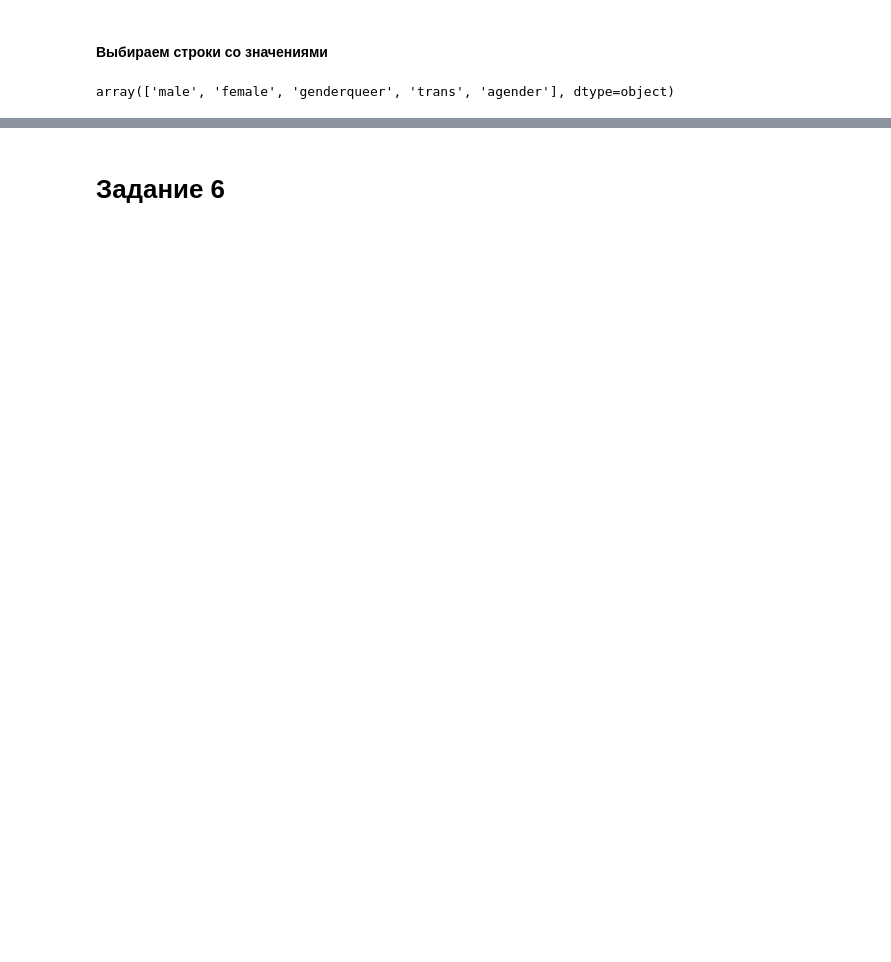
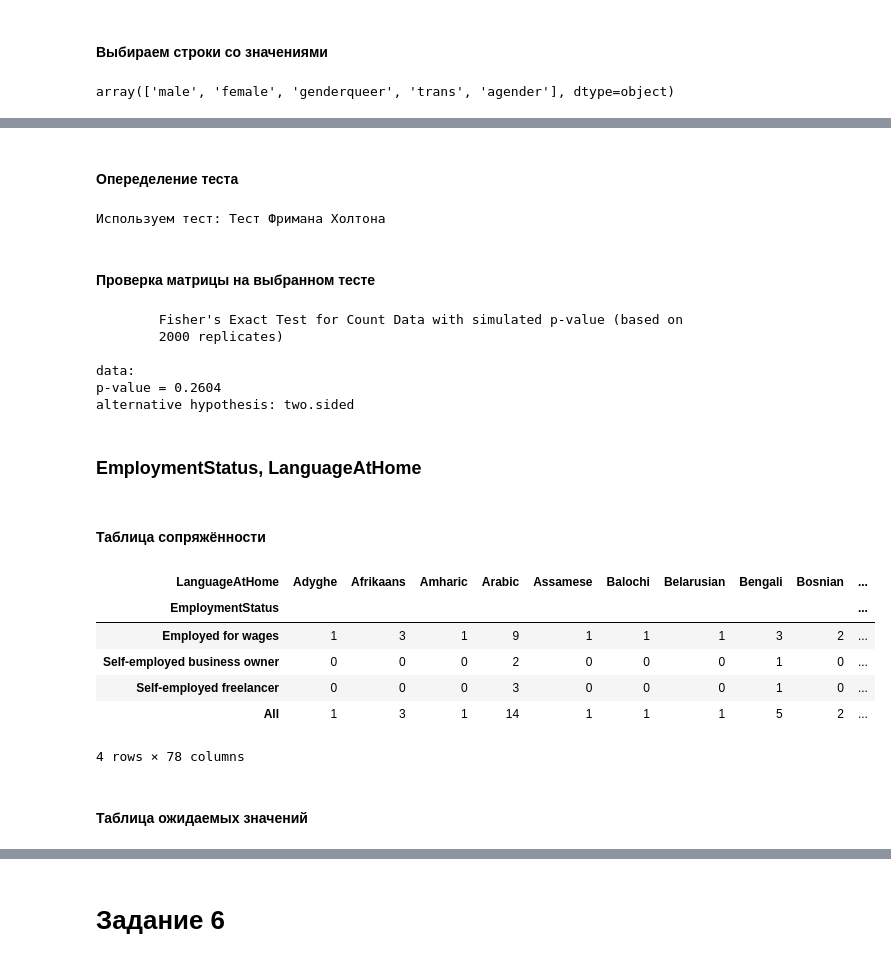
Before and after one commit to ForwardMoth/stdb_lab, a Jupyter notebook: lab4/lab4.ipynb, the cells around one changed output, grey strips where cells are left out. Saved outputs shown, nothing was run; the diff lists cells and outputs as text; code cells hidden in the pictures; blank space fills up the shorter version.

```diff
--- a/lab4/lab4.ipynb
+++ b/lab4/lab4.ipynb
@@ -67,0 +305,34 @@ df1.head()
+# %% [markdown]
+#### Опеределение теста
+# %%
+name_test = check_matrix(excepted)
+# %% [output]
+Используем тест: Тест Фримана Холтона
+# %% [markdown]
+#### Проверка матрицы на выбранном тесте
+# %%
+matrix_test(result, name_test)
+# %% [output]
+        Fisher's Exact Test for Count Data with simulated p-value (based on
+        2000 replicates)
+
+data:
+p-value = 0.2604
+alternative hypothesis: two.sided
+# %% [markdown]
+### EmploymentStatus, LanguageAtHome
+# %% [markdown]
+#### Таблица сопряжённости
+# %%
+table1 = pd.crosstab(df1.EmploymentStatus, df1.LanguageAtHome, margins=True)
+table1
+# %% [output]
+| LanguageAtHome | Adyghe | Afrikaans | Amharic | Arabic | Assamese | Balochi | Belarusian | Bengali | Bosnian | ... |
+| EmploymentStatus |  |  |  |  |  |  |  |  |  | ... |
+| Employed for wages | 1 | 3 | 1 | 9 | 1 | 1 | 1 | 3 | 2 | ... |
+| Self-employed business owner | 0 | 0 | 0 | 2 | 0 | 0 | 0 | 1 | 0 | ... |
+| Self-employed freelancer | 0 | 0 | 0 | 3 | 0 | 0 | 0 | 1 | 0 | ... |
+| All | 1 | 3 | 1 | 14 | 1 | 1 | 1 | 5 | 2 | ... |
+4 rows × 78 columns
+# %% [markdown]
+#### Таблица ожидаемых значений
```
Also changed, not shown: parts of 62 cells of this notebook.
